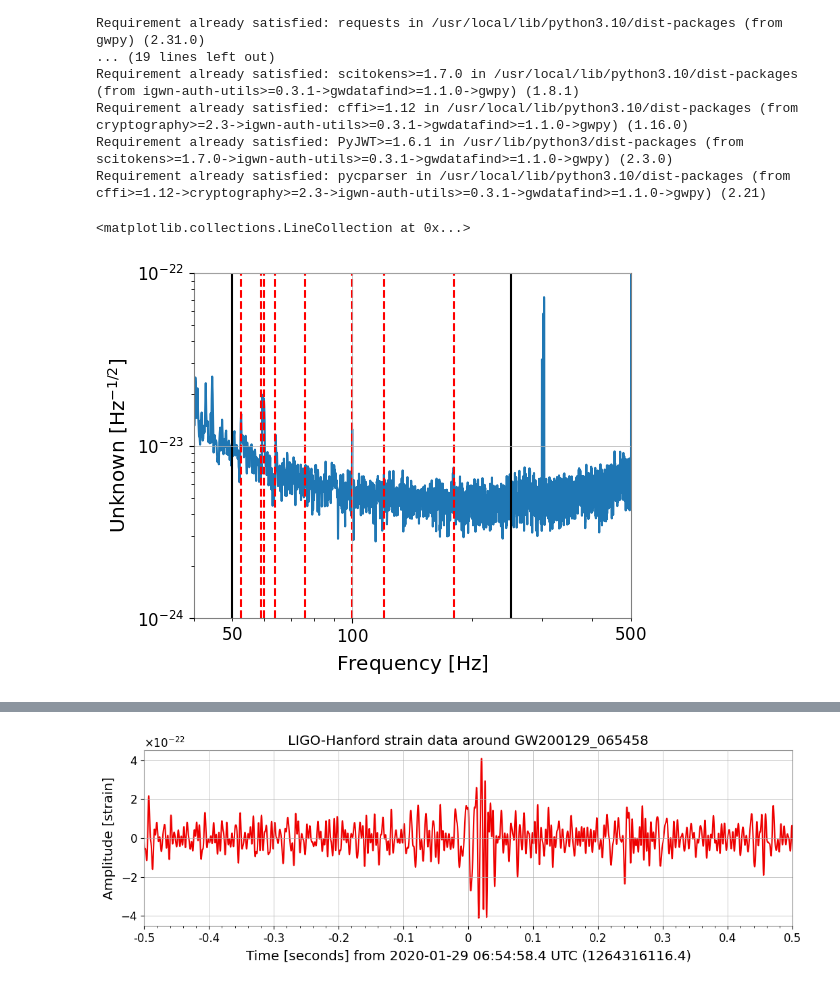
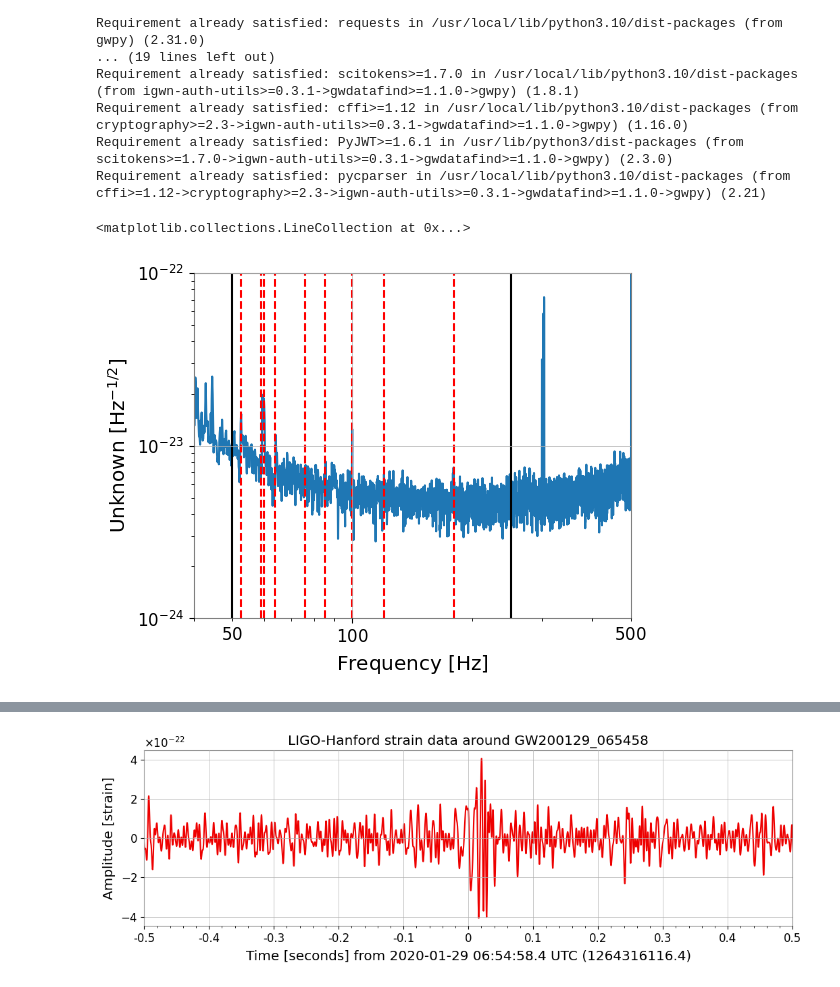
Before and after one commit to kAi3345/Astron, a Jupyter notebook: GravitationalWave/GravitationalWave.ipynb, the cells around one changed output, grey strips where cells are left out. Cells and saved outputs as stored; diff of their text form; code cells hidden in the pictures.

```diff
--- a/GravitationalWave/GravitationalWave.ipynb
+++ b/GravitationalWave/GravitationalWave.ipynb
@@ -27,26 +27,27 @@ hdata = TimeSeries.fetch_open_data('H1', t0 - 48, t0 + 48)
 # %%
 import matplotlib.pyplot as plt
 
 fig2 = hdata.asd(fftlength=8).plot()
 plt.xlim(40,500)                                            # set x axis from 40 to 2000
 ymin = 1e-24
 ymax = 1e-22
 plt.ylim(ymin, ymax)
 # overlap the frequencies that are unwanted
 plt.vlines(52.5, ymin, ymax, linestyle="dashed", color="red")
 plt.vlines(59, ymin, ymax, linestyle="dashed", color="red")
 plt.vlines(60, ymin, ymax, linestyle="dashed", color="red")
 plt.vlines(64, ymin, ymax, linestyle="dashed", color="red")
 plt.vlines(76, ymin, ymax, linestyle="dashed", color="red")
+plt.vlines(85.5, ymin, ymax, linestyle="dashed", color="red")
 plt.vlines(100, ymin, ymax, linestyle="dashed", color="red")
 plt.vlines(180, ymin, ymax, linestyle="dashed", color="red")
 plt.vlines(120, ymin, ymax, linestyle="dashed", color="red")
 # show the boundary of the frequency window
 plt.vlines(50, ymin, ymax, linestyle="solid", color="black")
 plt.vlines(250, ymin, ymax, linestyle="solid", color="black")
 # %% [output]
 <matplotlib.collections.LineCollection at 0x...>
-[figure, old version]
+[figure, new version]
 # %%
 from gwpy.signal import filter_design
 bp = filter_design.bandpass(50,250, hdata.sample_rate)               # create a frequency window of 50-250Hz so that we can search gravitational wave signal
```
Also changed, not shown: parts of 2 cells of this notebook.
